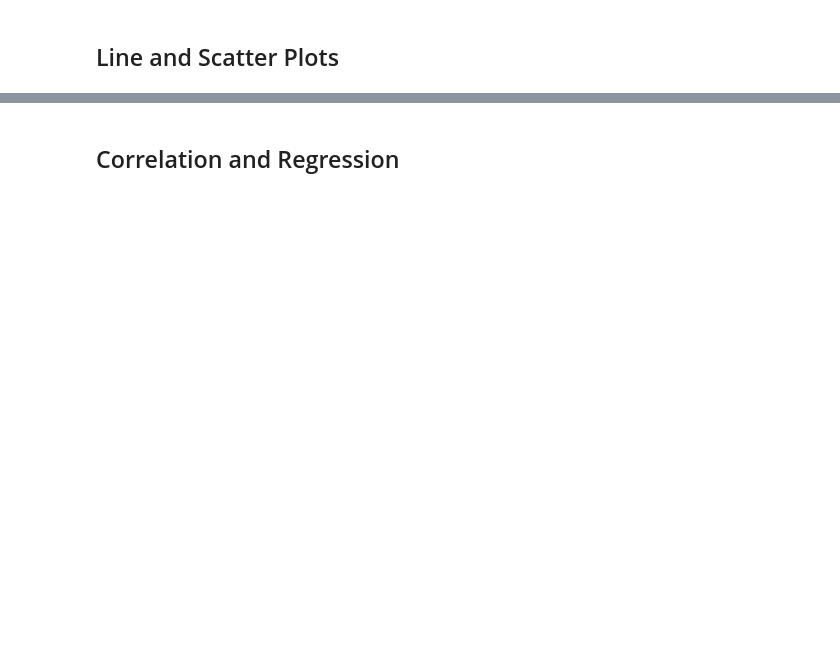
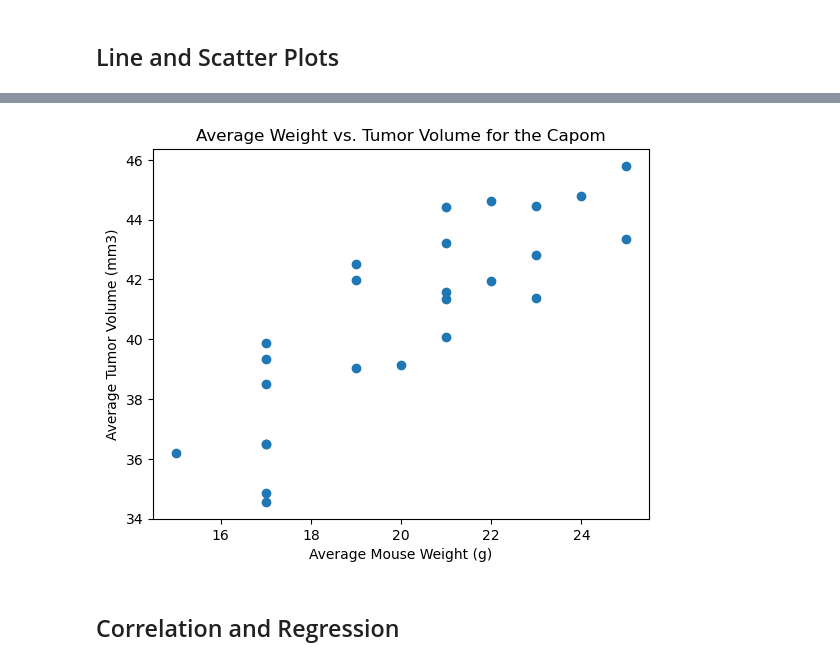
Before and after one commit to kotipals/Pymaceuticals, a Jupyter notebook: pymaceuticals_starter.ipynb, the cells around one changed output, grey strips where cells are left out. Drawn from its saved outputs; the diff is of its cells as text; code cells hidden in the pictures; blank space fills up the shorter version.

```diff
--- a/pymaceuticals_starter.ipynb
+++ b/pymaceuticals_starter.ipynb
@@ -224,2 +244,15 @@ TypeError: unsupported operand type(s) for -: 'str' and 'str'
+# %%
+# Generate a scatter plot of mouse weight vs. the average observed tumor volume for the entire Capomulin regimen
+cap_data=clean_df[clean_df['Drug Regimen'] == "Capomulin"]
+cap_avg=cap_data.groupby("Mouse ID")[["Weight (g)", "Tumor Volume (mm3)"]].mean()
+x=cap_avg['Weight (g)']
+y=cap_avg['Tumor Volume (mm3)']
+plt.scatter(x,y)
+plt.xlabel("Average Mouse Weight (g)")
+plt.ylabel("Average Tumor Volume (mm3)")
+plt.title("Average Weight vs. Tumor Volume for the Capom")
+plt.show()
+# %% [output]
+[figure, added]
 # %% [markdown]
 ## Correlation and Regression
```
Also changed, not shown: parts of 8 cells of this notebook, 1 other file.
